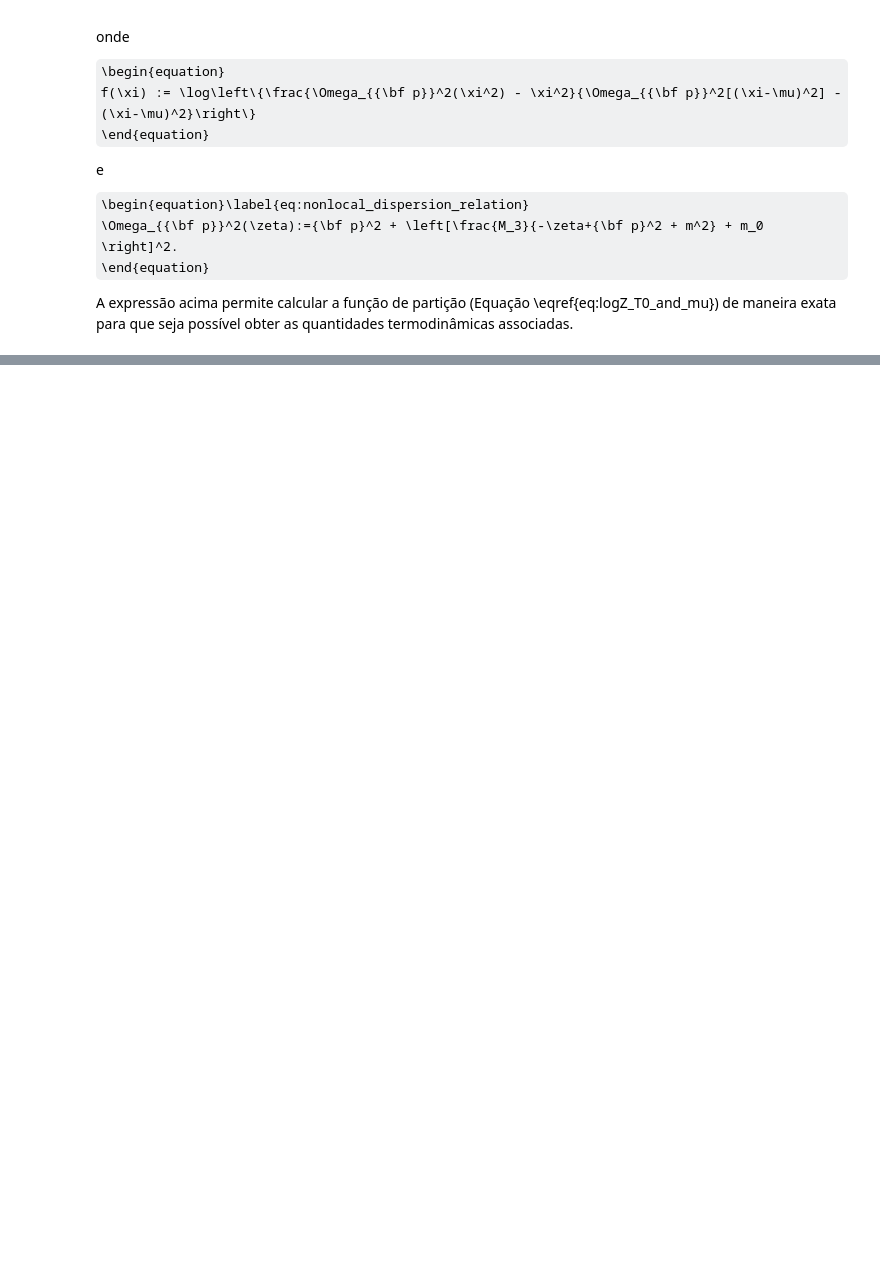
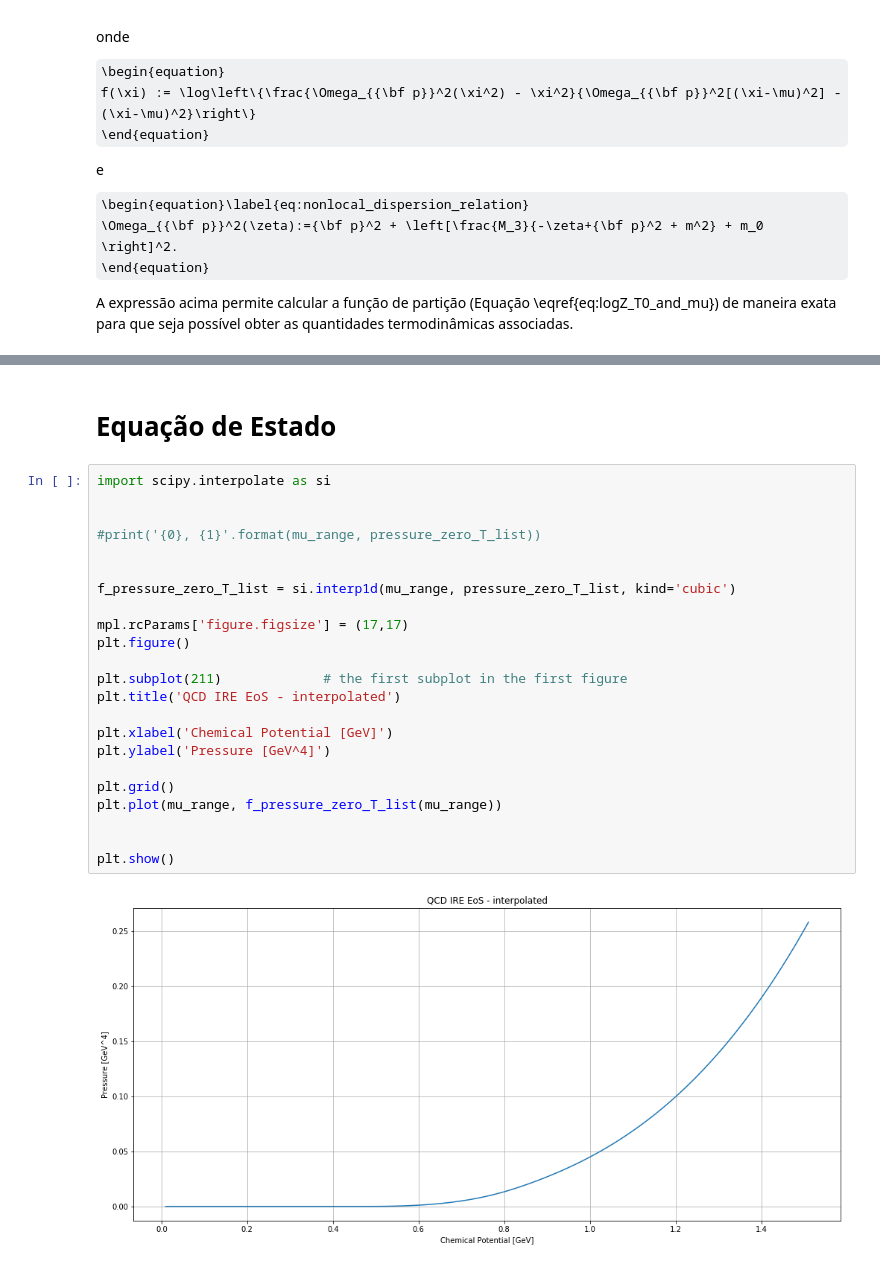
Before and after one commit to rsouza01/gribov_zwanziger, a Jupyter notebook: src/notebooks/Gribov_Zwanziger.ipynb, the cells around one changed output, grey strips where cells are left out. Saved outputs shown, nothing was run; the diff lists cells and outputs as text; some formulas as TeX source; blank space fills up the shorter version.

```diff
--- a/src/notebooks/Gribov_Zwanziger.ipynb
+++ b/src/notebooks/Gribov_Zwanziger.ipynb
@@ -274,3 +278,30 @@ plt.show()
 #endregion
 # %% [output]
 [figure]
+# %% [markdown]
+# Equação de Estado
+# %%
+import scipy.interpolate as si
+
+
+#print('{0}, {1}'.format(mu_range, pressure_zero_T_list))
+
+
+f_pressure_zero_T_list = si.interp1d(mu_range, pressure_zero_T_list, kind='cubic')
+
+mpl.rcParams['figure.figsize'] = (17,17)
+plt.figure()
+
+plt.subplot(211)             # the first subplot in the first figure
+plt.title('QCD IRE EoS - interpolated')
+
+plt.xlabel('Chemical Potential [GeV]')
+plt.ylabel('Pressure [GeV^4]')
+
+plt.grid()
+plt.plot(mu_range, f_pressure_zero_T_list(mu_range))
+
+
+plt.show()
+# %% [output]
+[figure, added]
```
Also changed, not shown: parts of 5 cells of this notebook.
